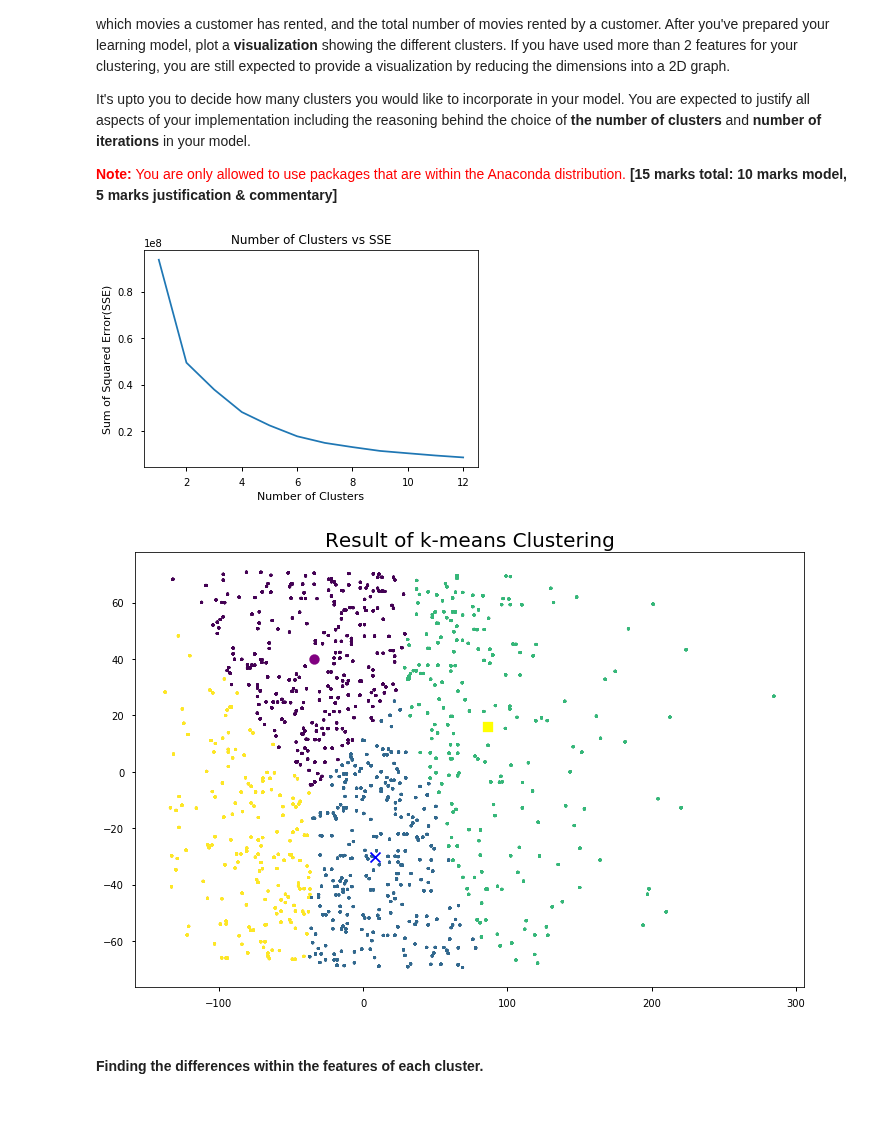
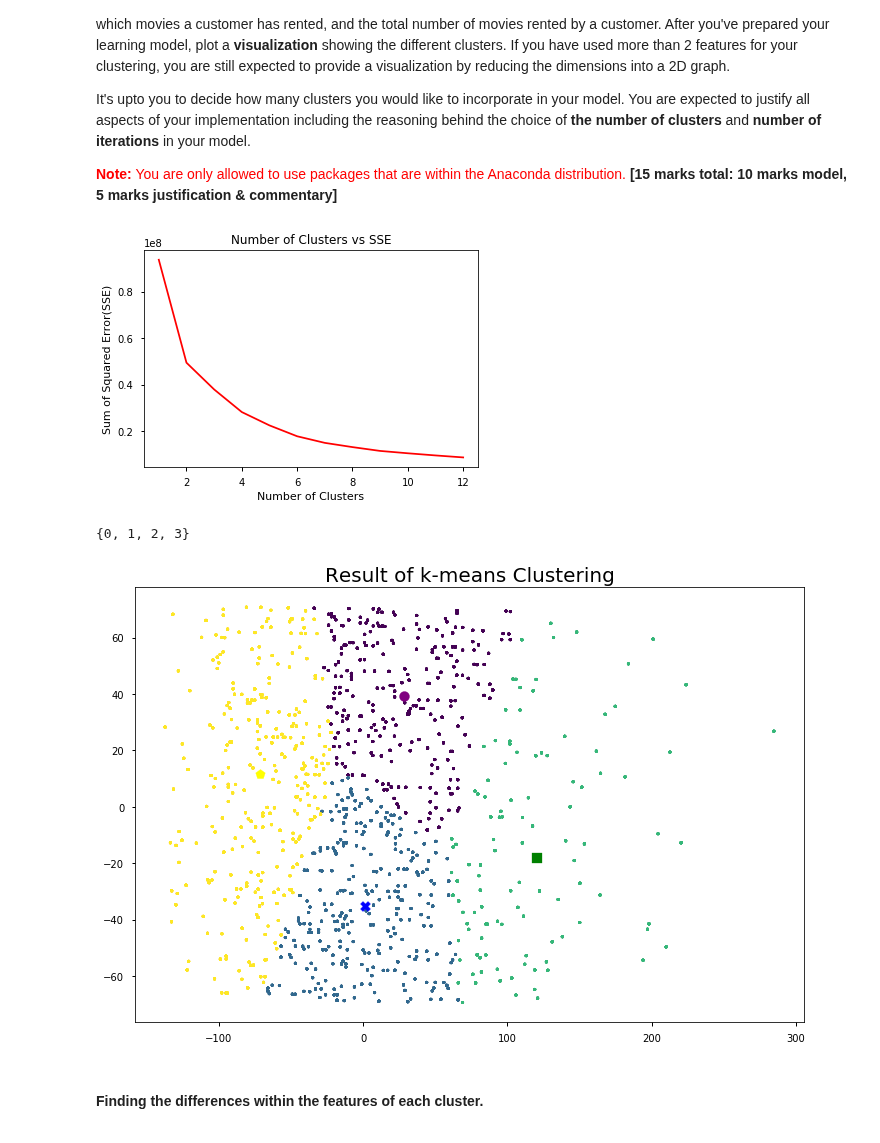
Before and after one commit to DannyFirmin/ML-KMeans-KNN-DecisionTrees, a Jupyter notebook: Assignment-2.ipynb, the cells around one changed output. Drawn from its saved outputs; the diff is of its cells as text; code cells hidden in the pictures.

Commit message:
section C clustering

```diff
--- a/Assignment-2.ipynb
+++ b/Assignment-2.ipynb
@@ -450,52 +436,51 @@ for i in range(1, 13):
     KM = KMeans(n_clusters=i)
     KM.fit(transform)
     sse.append(KM.inertia_)
-plt.plot(range(1, 13), sse)
+plt.plot(range(1, 13), sse,c="r")
 plt.title("Number of Clusters vs SSE")
 plt.xlabel("Number of Clusters")
 plt.ylabel("Sum of Squared Error(SSE)")
 plt.show()
 # %% [output]
-[figure, old version]
+[figure, new version]
 # %%
 # As shows from above, the optimal value of K is 3
 km = KMeans(n_clusters=4, max_iter=1)
 km.fit(transform)
 predicted_clusters = km.predict(transform)
 centers = km.cluster_centers_
 
 # Draw the centriod
-markers = ['o', 'x', 's']
-colors = ['purple', 'b', 'yellow']
+markers = ['o', 'X', 's',"p"]
+colors = ['purple', 'b',"green",'yellow']
 
+#Initalising Plot
 plt.figure(figsize=(12, 8))
+
+#Scattering actual datapoints
 plt.scatter(transform[:, 0], transform[:, 1], c=predicted_clusters, s=7)
+
+#Adding centeroid
 for ind in range(len(markers)):
     plt.scatter(centers[ind, 0], centers[ind, 1], c=colors[ind], s=100, marker=markers[ind])
 plt.title('Result of k-means Clustering', fontsize=20)
 plt.show()
 
+#Segregating data ;cluster wise.
 df_X['cluster'] = predicted_clusters
 cluster0 = df_X[df_X['cluster'] == 0]
 cluster1 = df_X[df_X['cluster'] == 1]
 cluster2 = df_X[df_X['cluster'] == 2]
 cluster3 = df_X[df_X['cluster'] == 3]
 
-
+#Obtaining Information for Analysis
 df_cluster0_description=cluster0.describe()
 df_cluster1_description=cluster1.describe()
 df_cluster2_description=cluster2.describe()
 df_cluster3_description=cluster3.describe()
-
-# # # https://stackoverflow.com/questions/19124601/pretty-print-an-entire-pandas-series-dataframe
-# with pd.option_context('display.max_rows', None, 'display.max_columns', None):
-#     display(df_cluster0_description)
-# with pd.option_context('display.max_rows', None, 'display.max_columns', None):
-#     display(df_cluster1_description)
-# with pd.option_context('display.max_rows', None, 'display.max_columns', None):
-#     display(df_cluster2_description)
 # %% [output]
+{0, 1, 2, 3}
-[figure, old version]
+[figure, new version]
 # %% [markdown]
 ####   Finding the differences within the features of each cluster.
 <a id='category_id'></a>
```
Also changed, not shown: parts of 4 cells of this notebook, 1 other file.
